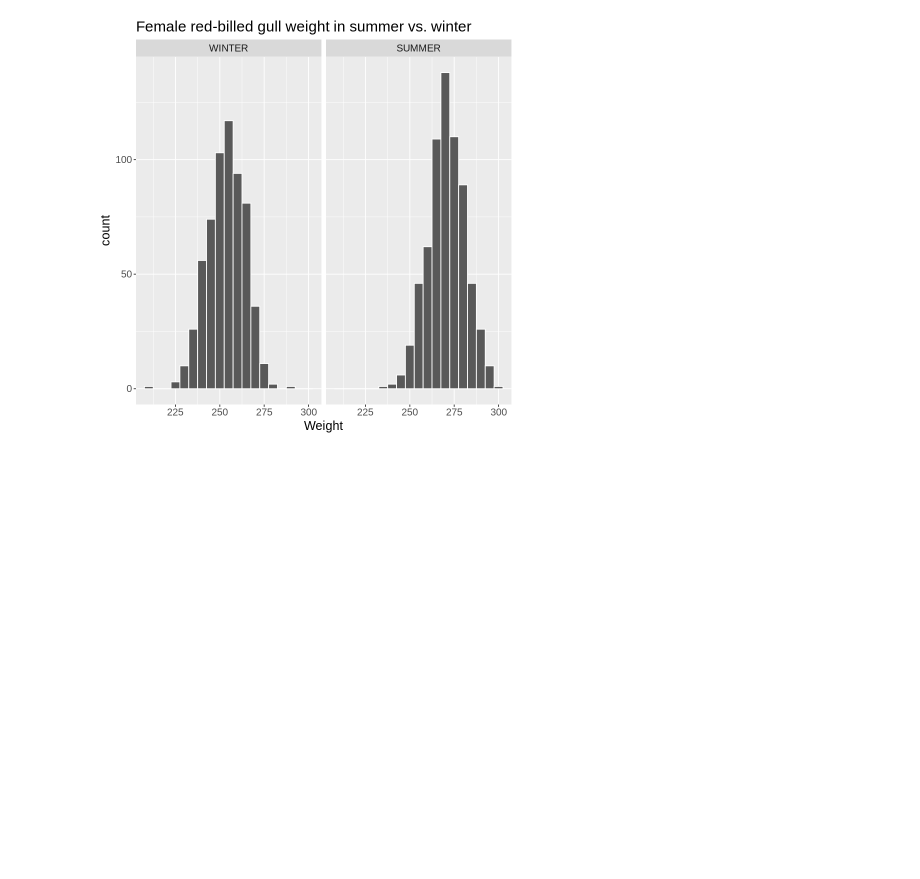
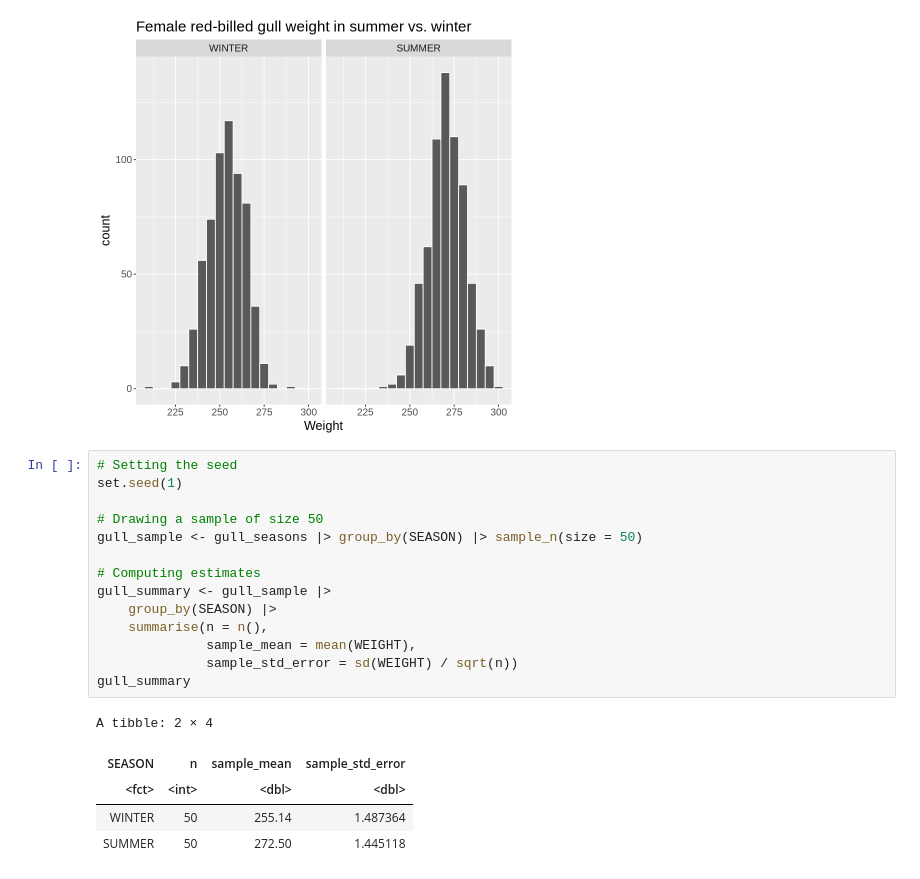
Before and after one commit to maggie63/stat-201-group-4, a Jupyter notebook: proposal.ipynb, the cells around one changed output. Drawn from its saved outputs; the diff is of its cells as text; blank space fills up the shorter version.

Commit message:
Calculated sample estimates

```diff
--- a/proposal.ipynb
+++ b/proposal.ipynb
@@ -58,3 +58,23 @@ gull_pop_dist <- gull_seasons |>
 gull_pop_dist
 # %% [output]
 [figure]
+# %%
+# Setting the seed
+set.seed(1)
+
+# Drawing a sample of size 50
+gull_sample <- gull_seasons |> group_by(SEASON) |> sample_n(size = 50)
+
+# Computing estimates
+gull_summary <- gull_sample |>
+    group_by(SEASON) |>
+    summarise(n = n(),
+              sample_mean = mean(WEIGHT),
+              sample_std_error = sd(WEIGHT) / sqrt(n))
+gull_summary
+# %% [output]
+A tibble: 2 × 4
+| SEASON | n | sample_mean | sample_std_error |
+| <fct> | <int> | <dbl> | <dbl> |
+| WINTER | 50 | 255.14 | 1.487364 |
+| SUMMER | 50 | 272.50 | 1.445118 |
```
